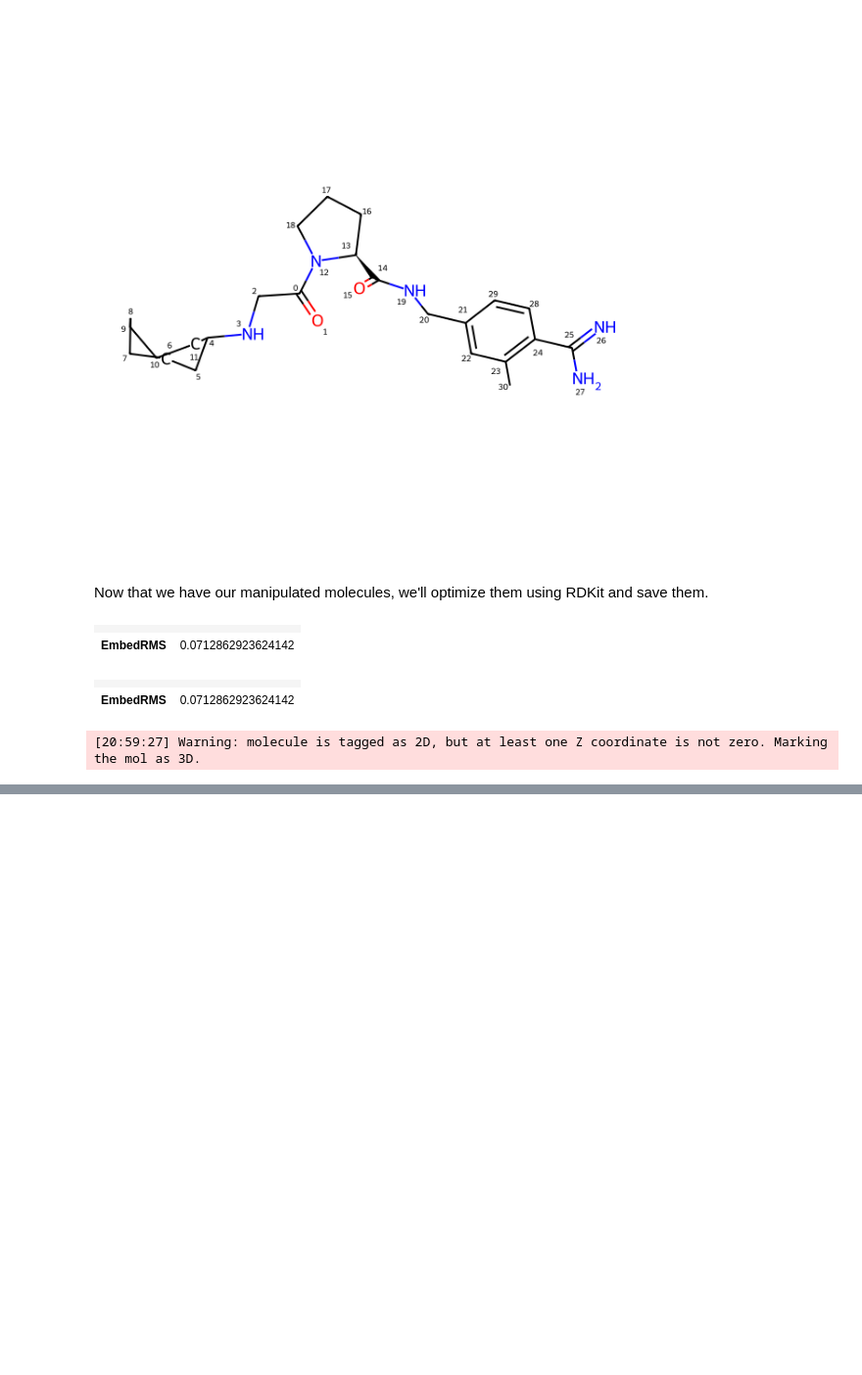
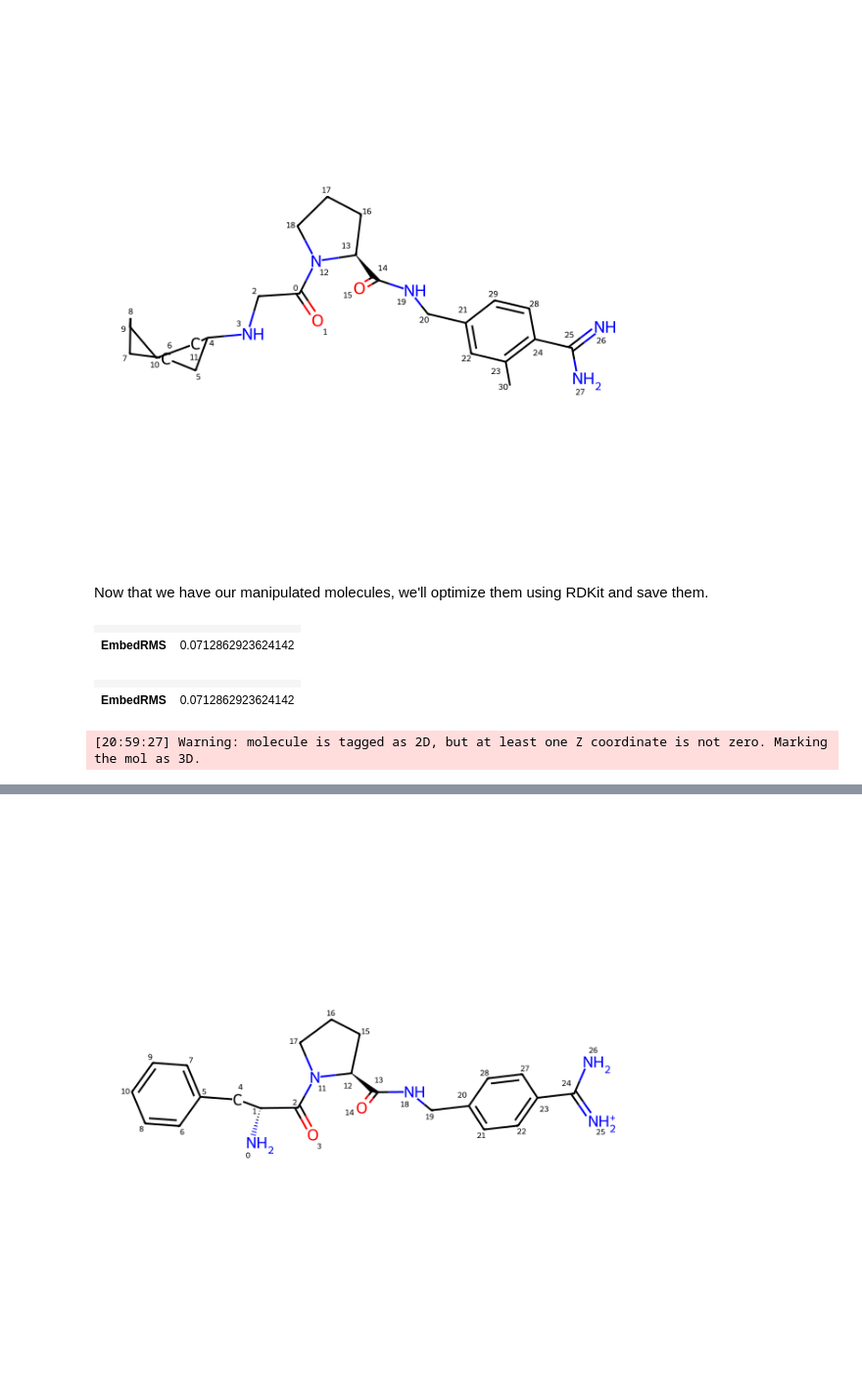
Before and after one commit to Arjun1425/Python-For-Cheminformatics-Driven-Molecular-Docking-rcsb, a Jupyter notebook: Molecular Docking.ipynb, the cells around one changed output, grey strips where cells are left out. Shown at 98% size. Drawn from its saved outputs; the diff is of its cells as text; code cells hidden in the pictures; blank space fills up the shorter version.

```diff
--- a/Molecular Docking.ipynb
+++ b/Molecular Docking.ipynb
@@ -331,0 +338,4 @@ ligand32 =Chem.Mol
+# %%
+ligand32
+# %% [output]
+[figure, added]
```
Also changed, not shown: parts of 36 cells of this notebook.
